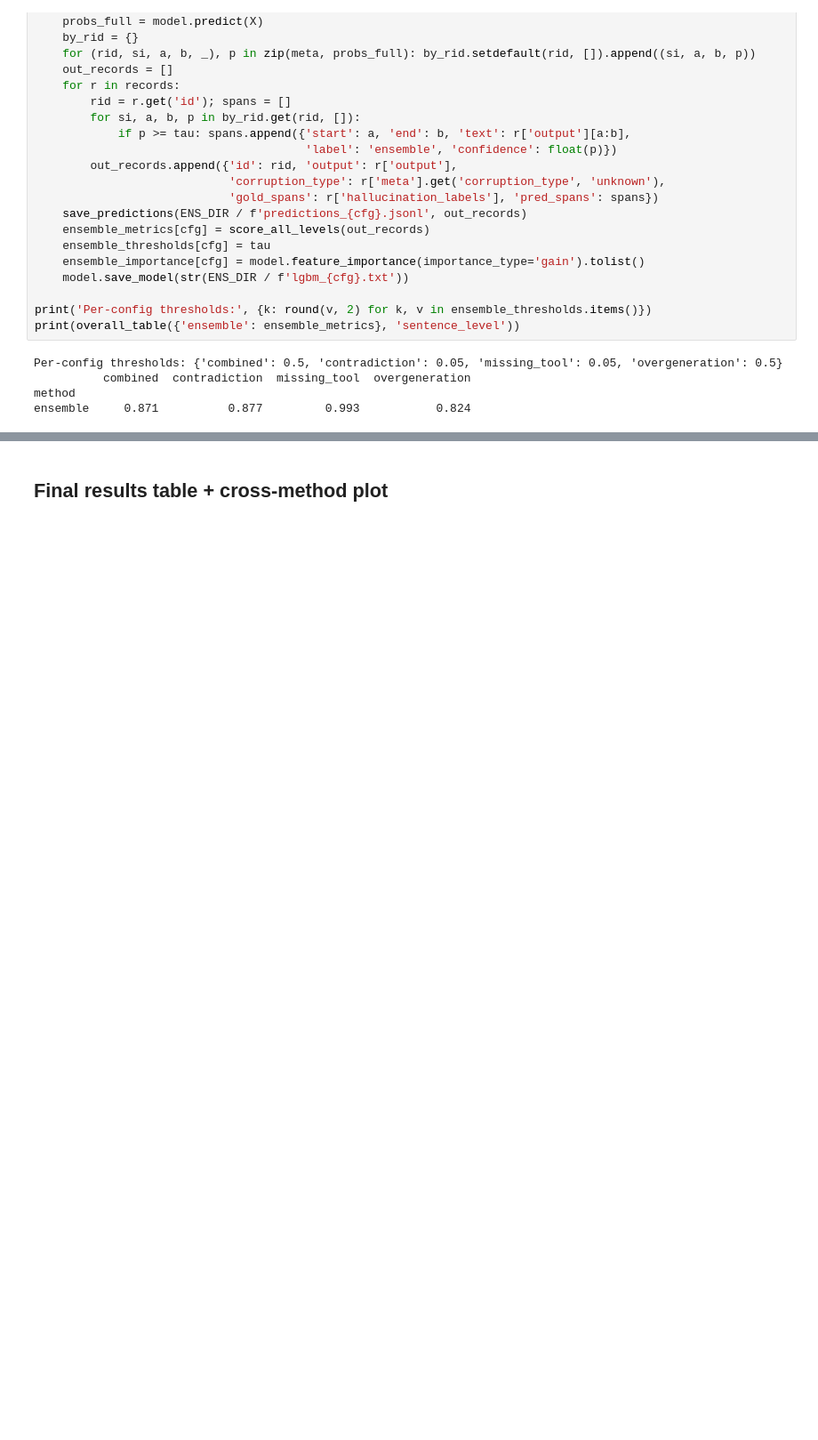
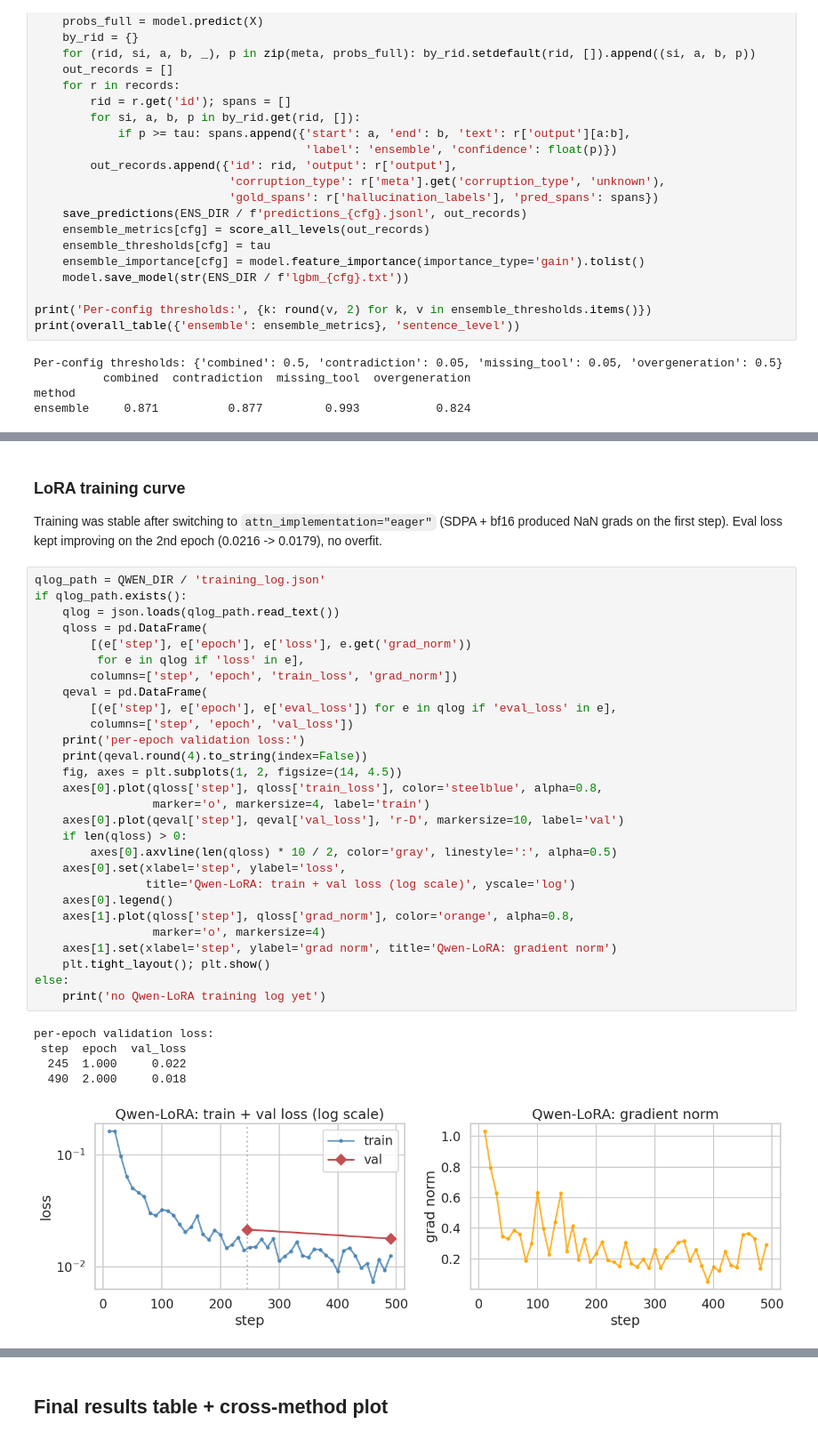
Before and after one commit to Ivan45634/halu-toolace, a Jupyter notebook: notebooks/solution.ipynb, the cells around one changed output, grey strips where cells are left out. Shown at 89% size. Saved outputs shown, nothing was run; the diff lists cells and outputs as text; blank space fills up the shorter version.

```diff
--- a/notebooks/solution.ipynb
+++ b/notebooks/solution.ipynb
@@ -1714,0 +1748,40 @@ ensemble     0.871          0.877         0.993           0.824
+# %% [markdown]
+### LoRA training curve
+
+Training was stable after switching to `attn_implementation="eager"` (SDPA +
+bf16 produced NaN grads on the first step). Eval loss kept improving on the
+2nd epoch (0.0216 -> 0.0179), no overfit.
+# %%
+qlog_path = QWEN_DIR / 'training_log.json'
+if qlog_path.exists():
+    qlog = json.loads(qlog_path.read_text())
+    qloss = pd.DataFrame(
+        [(e['step'], e['epoch'], e['loss'], e.get('grad_norm'))
+         for e in qlog if 'loss' in e],
+        columns=['step', 'epoch', 'train_loss', 'grad_norm'])
+    qeval = pd.DataFrame(
+        [(e['step'], e['epoch'], e['eval_loss']) for e in qlog if 'eval_loss' in e],
+        columns=['step', 'epoch', 'val_loss'])
+    print('per-epoch validation loss:')
+    print(qeval.round(4).to_string(index=False))
+    fig, axes = plt.subplots(1, 2, figsize=(14, 4.5))
+    axes[0].plot(qloss['step'], qloss['train_loss'], color='steelblue', alpha=0.8,
+                 marker='o', markersize=4, label='train')
+    axes[0].plot(qeval['step'], qeval['val_loss'], 'r-D', markersize=10, label='val')
+    if len(qloss) > 0:
+        axes[0].axvline(len(qloss) * 10 / 2, color='gray', linestyle=':', alpha=0.5)
+    axes[0].set(xlabel='step', ylabel='loss',
+                title='Qwen-LoRA: train + val loss (log scale)', yscale='log')
+    axes[0].legend()
+    axes[1].plot(qloss['step'], qloss['grad_norm'], color='orange', alpha=0.8,
+                 marker='o', markersize=4)
+    axes[1].set(xlabel='step', ylabel='grad norm', title='Qwen-LoRA: gradient norm')
+    plt.tight_layout(); plt.show()
+else:
+    print('no Qwen-LoRA training log yet')
+# %% [output]
+per-epoch validation loss:
+ step  epoch  val_loss
+  245  1.000     0.022
+  490  2.000     0.018
+[figure, added]
```
Also changed, not shown: parts of 28 cells of this notebook, 19 other files.
